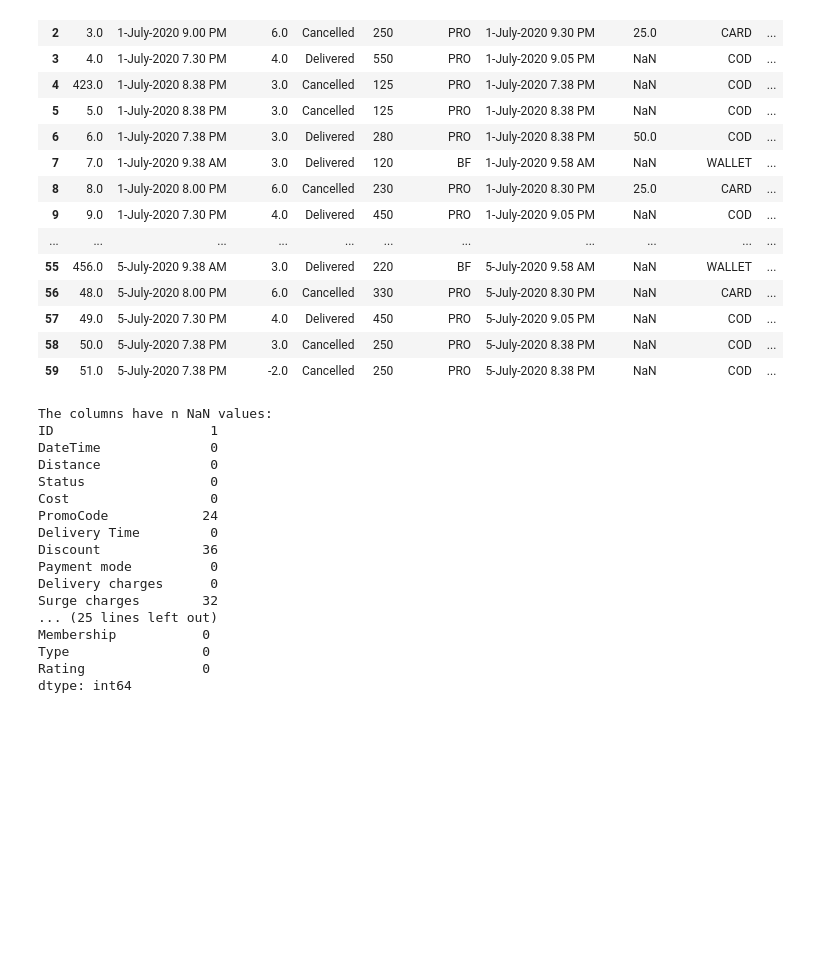
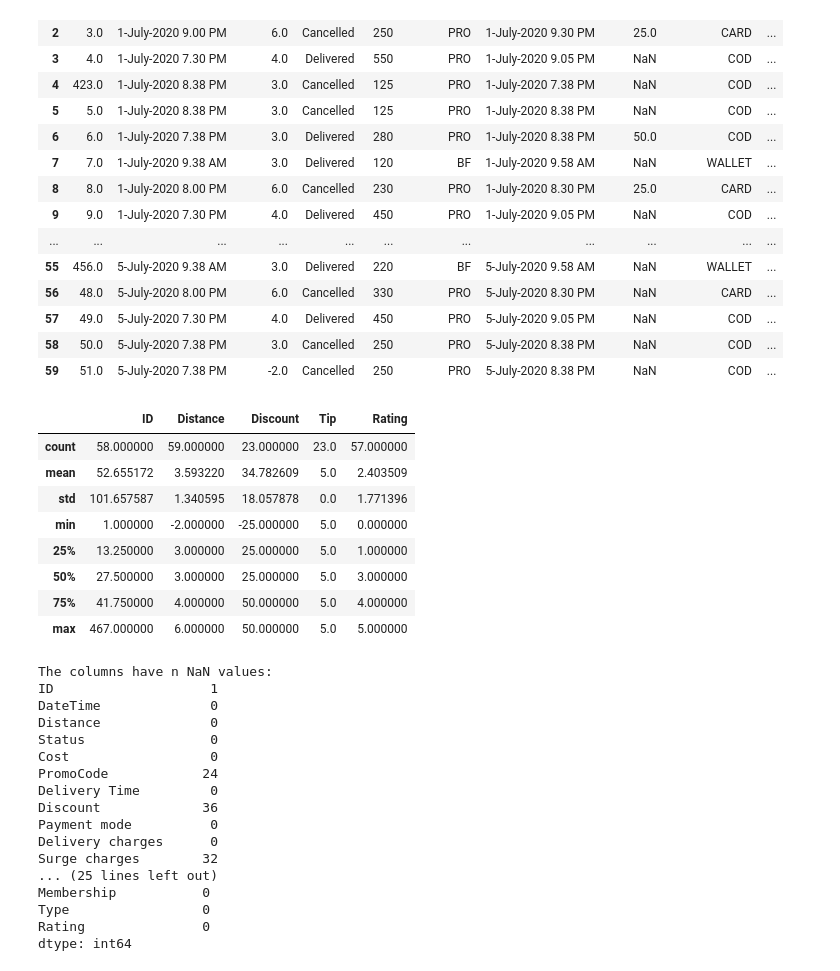
Before and after one commit to anand0105/FeatureEngg_MiniProject, a Jupyter notebook: MiniProject_FeatureEngg.ipynb, the cells around one changed output. Cells and saved outputs as stored; diff of their text form; code cells hidden in the pictures; blank space fills up the shorter version.

```diff
--- a/MiniProject_FeatureEngg.ipynb
+++ b/MiniProject_FeatureEngg.ipynb
@@ -195,5 +205,18 @@ The reaturant data is :
 | 57 | 49.0 | 5-July-2020 7.30 PM | 4.0 | Delivered | 450 | PRO | 5-July-2020 9.05 PM | NaN | COD | ... |
 | 58 | 50.0 | 5-July-2020 7.38 PM | 3.0 | Cancelled | 250 | PRO | 5-July-2020 8.38 PM | NaN | COD | ... |
 | 59 | 51.0 | 5-July-2020 7.38 PM | -2.0 | Cancelled | 250 | PRO | 5-July-2020 8.38 PM | NaN | COD | ... |
+# %%
+# Describe the data set
+resturant_df.describe()
+# %% [output]
+|  | ID | Distance | Discount | Tip | Rating |
+| count | 58.000000 | 59.000000 | 23.000000 | 23.0 | 57.000000 |
+| mean | 52.655172 | 3.593220 | 34.782609 | 5.0 | 2.403509 |
+| std | 101.657587 | 1.340595 | 18.057878 | 0.0 | 1.771396 |
+| min | 1.000000 | -2.000000 | -25.000000 | 5.0 | 0.000000 |
+| 25% | 13.250000 | 3.000000 | 25.000000 | 5.0 | 1.000000 |
+| 50% | 27.500000 | 3.000000 | 25.000000 | 5.0 | 3.000000 |
+| 75% | 41.750000 | 4.000000 | 50.000000 | 5.0 | 4.000000 |
+| max | 467.000000 | 6.000000 | 50.000000 | 5.0 | 5.000000 |
 # %%
 # List out columns containg NaN values
```
Also changed, not shown: parts of 14 cells of this notebook.
